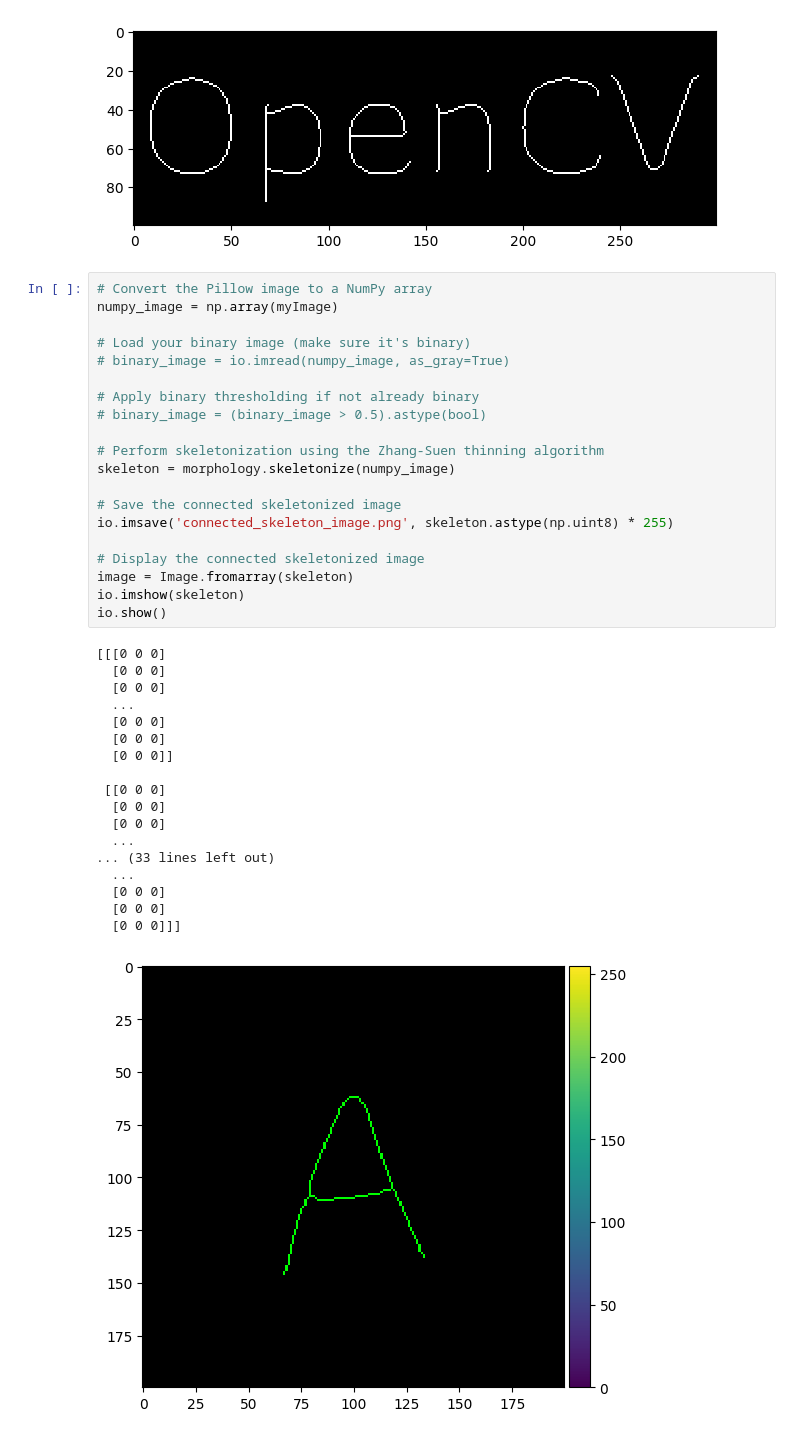
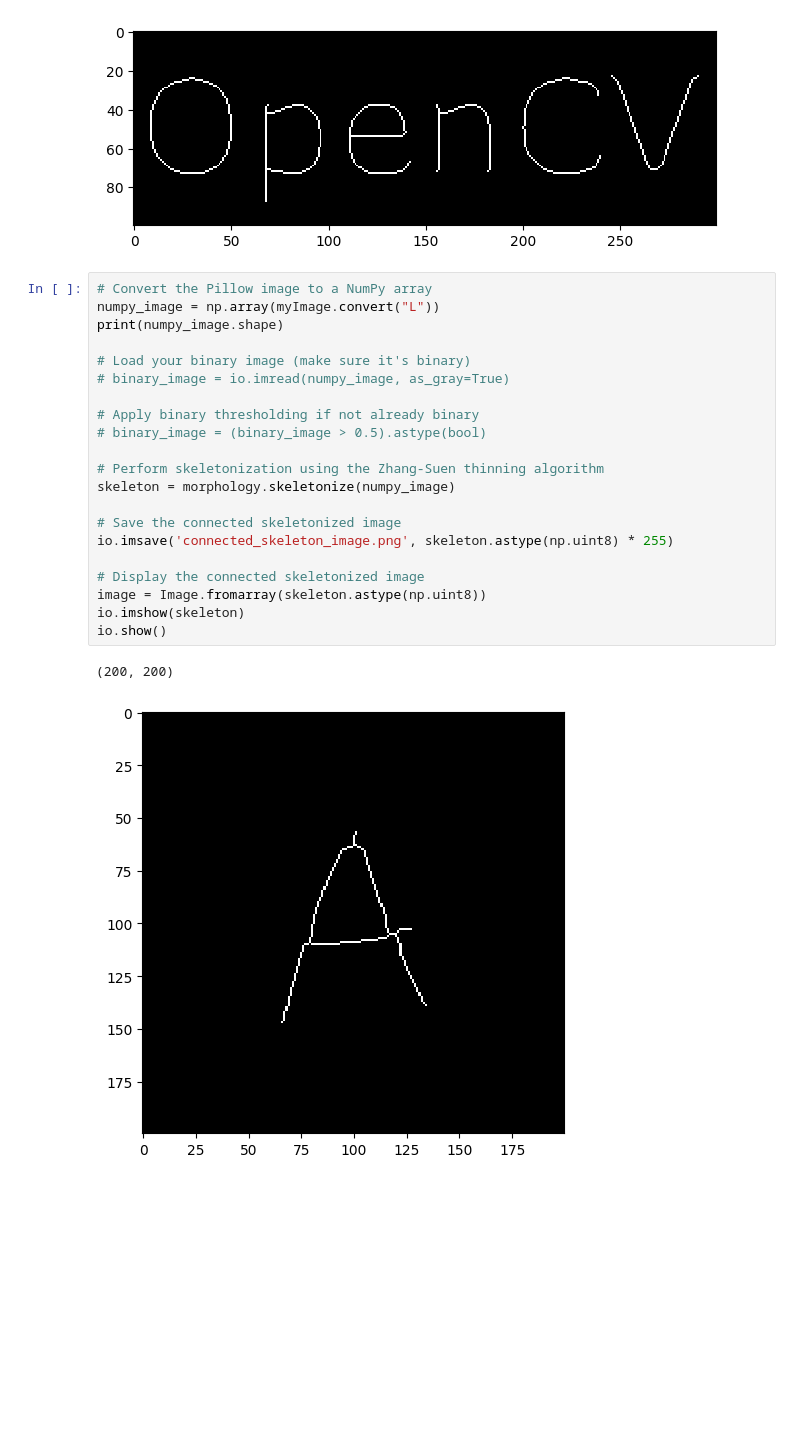
Before and after one commit to hunkim98/curves, a Jupyter notebook: thinning.ipynb, the cells around one changed output. Saved outputs shown, nothing was run; the diff lists cells and outputs as text; blank space fills up the shorter version.

```diff
--- a/thinning.ipynb
+++ b/thinning.ipynb
@@ -142,40 +142,25 @@ io.show()
 [figure]
 # %%
 # Convert the Pillow image to a NumPy array
-numpy_image = np.array(myImage)
+numpy_image = np.array(myImage.convert("L"))
+print(numpy_image.shape)
 
 # Load your binary image (make sure it's binary)
 # binary_image = io.imread(numpy_image, as_gray=True)
 
 # Apply binary thresholding if not already binary
 # binary_image = (binary_image > 0.5).astype(bool)
 
 # Perform skeletonization using the Zhang-Suen thinning algorithm
 skeleton = morphology.skeletonize(numpy_image)
 
 # Save the connected skeletonized image
 io.imsave('connected_skeleton_image.png', skeleton.astype(np.uint8) * 255)
 
 # Display the connected skeletonized image
-image = Image.fromarray(skeleton)
+image = Image.fromarray(skeleton.astype(np.uint8))
 io.imshow(skeleton)
 io.show()
 # %% [output]
-[[[0 0 0]
-  [0 0 0]
-  [0 0 0]
-  ...
-  [0 0 0]
-  [0 0 0]
-  [0 0 0]]
-
- [[0 0 0]
-  [0 0 0]
-  [0 0 0]
-  ...
-... (33 lines left out)
-  ...
-  [0 0 0]
-  [0 0 0]
-  [0 0 0]]]
+(200, 200)
-[figure, old version]
+[figure, new version]
```
Also changed, not shown: parts of 5 cells of this notebook, 1 other file.
